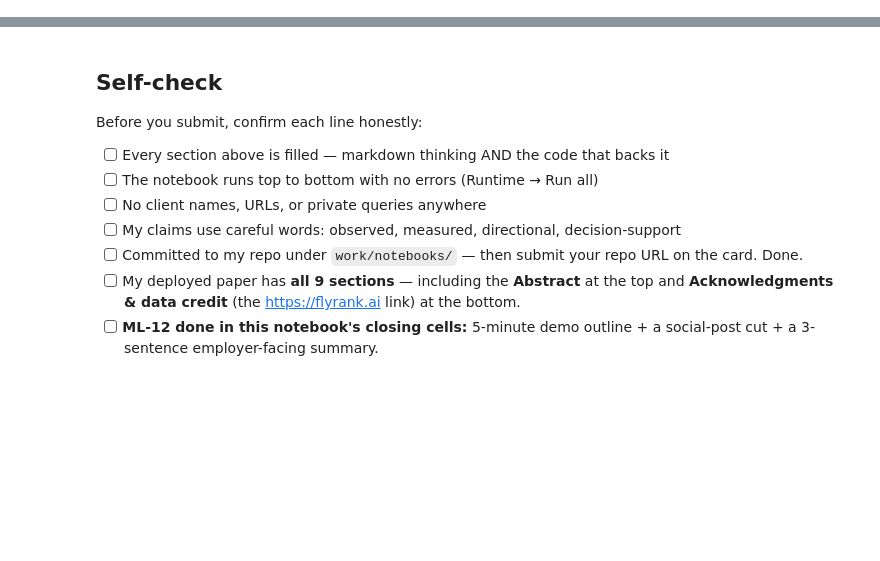
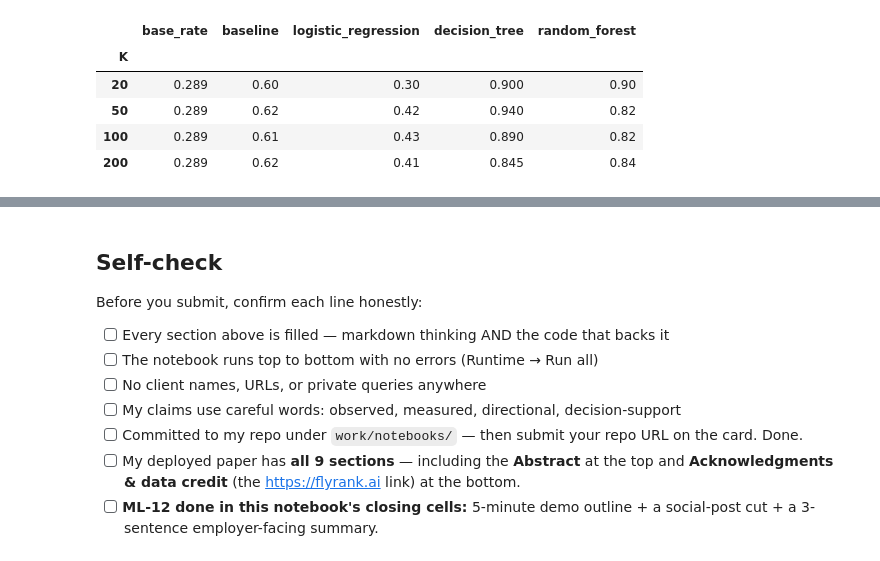
Before and after one commit to MissNaliaka/SEO-Content-Opportunity-Scoring, a Jupyter notebook: work/notebooks/capstone.ipynb, the cells around one changed output, grey strips where cells are left out. Drawn from its saved outputs; the diff is of its cells as text; code cells hidden in the pictures; blank space fills up the shorter version.

```diff
--- a/work/notebooks/capstone.ipynb
+++ b/work/notebooks/capstone.ipynb
@@ -36,0 +70,19 @@ This skeleton is yours to fill. Work the sections **in order** — each one has
+# %%
+import pandas as pd
+
+results = pd.DataFrame({
+    "K": [20, 50, 100, 200],
+    "base_rate": [0.289, 0.289, 0.289, 0.289],
+    "baseline": [0.60, 0.62, 0.61, 0.62],
+    "logistic_regression": [0.30, 0.42, 0.43, 0.41],
+    "decision_tree": [0.900, 0.940, 0.890, 0.845],
+    "random_forest": [0.90, 0.82, 0.82, 0.84],
+}).set_index("K")
+results
+# %% [output]
+|  | base_rate | baseline | logistic_regression | decision_tree | random_forest |
+| K |  |  |  |  |  |
+| 20 | 0.289 | 0.60 | 0.30 | 0.900 | 0.90 |
+| 50 | 0.289 | 0.62 | 0.42 | 0.940 | 0.82 |
+| 100 | 0.289 | 0.61 | 0.43 | 0.890 | 0.82 |
+| 200 | 0.289 | 0.62 | 0.41 | 0.845 | 0.84 |
```
Also changed, not shown: parts of 15 cells of this notebook.
